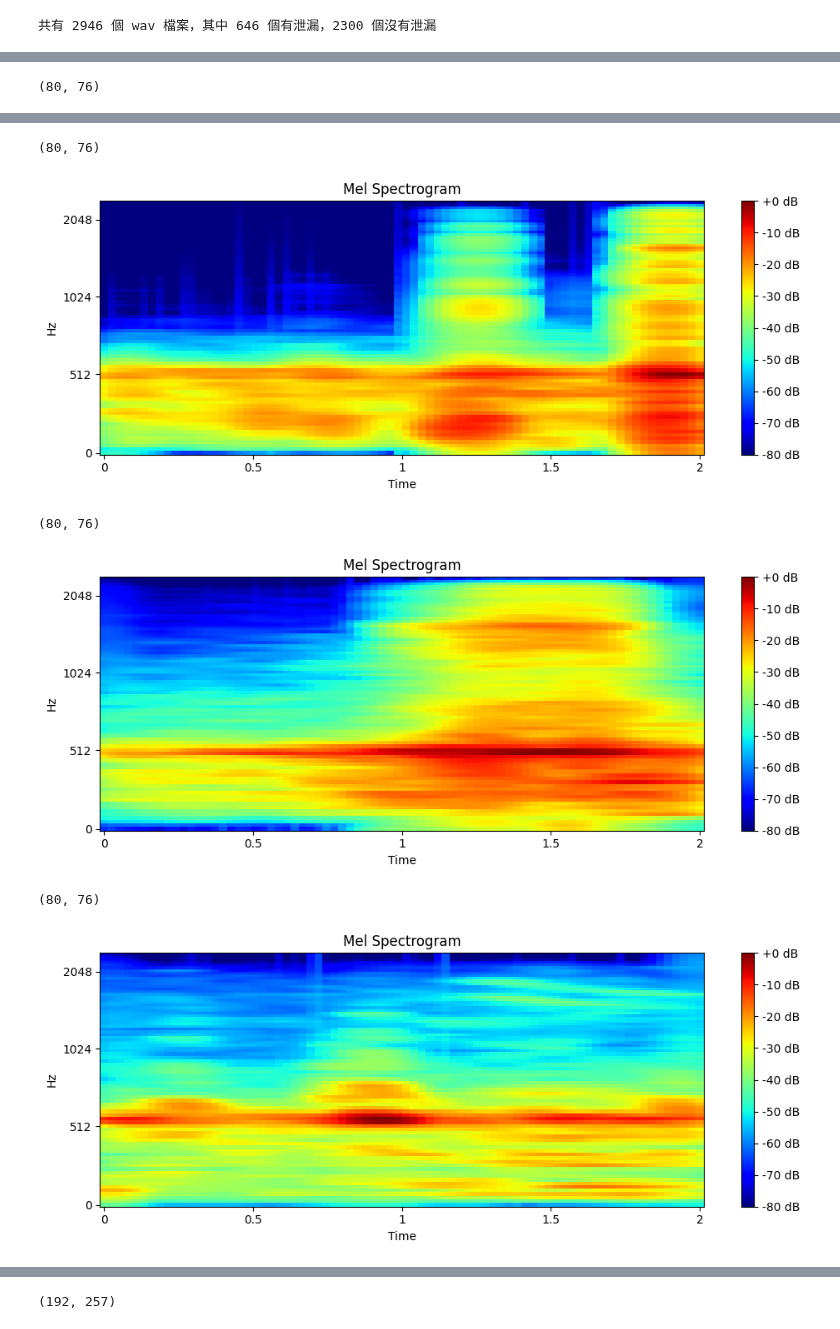
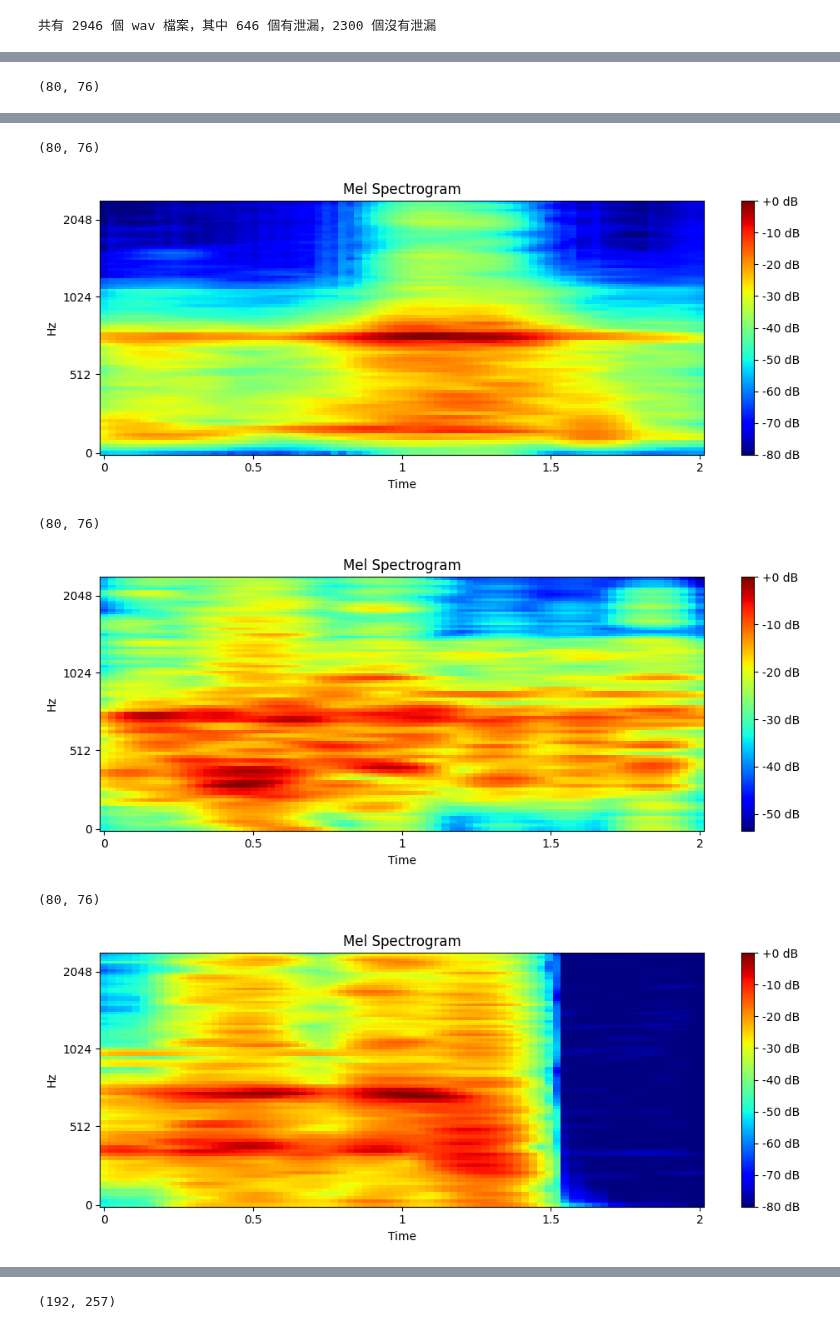
Before and after one commit to BoshiLee/leak_detection, a Jupyter notebook: mel_analysis.ipynb, the cells around one changed output, grey strips where cells are left out. Drawn from its saved outputs; the diff is of its cells as text; code cells hidden in the pictures.

```diff
--- a/mel_analysis.ipynb
+++ b/mel_analysis.ipynb
@@ -184,8 +140,46 @@ for i in leak_wavs[:5]:
+# %%
+def extract_features_v1(audio, sr, n_mels=128, n_fft=2048, hop_length=512, enhanced=1.5, desired_time=2.0):
+    """
+    提取 Mel 頻譜圖特徵，並根據目標時間長度進行填充或截斷，
+    確保時間幀數是 2 的冪次倍數。
+
+    Args:
+        audio (np.ndarray): 音訊資料。
+        sr (int): 取樣率。
+        n_mels (int): Mel 頻帶數。
+        n_fft (int): FFT 大小。
+        hop_length (int): hop length。
+        desired_time (float): 目標時間長度（秒）。
+
+    Returns:
+        np.ndarray: 處理後的 Mel 頻譜圖，形狀為 (target_len, n_mels)。
+    """
+    max_len = int(np.ceil((desired_time * sr) / hop_length))
+    # 計算下個 2 的冪次倍數
+    target_len = int(np.ceil(max_len / 8) * 8)
+
+    mel_spectrogram = librosa.feature.melspectrogram(
+        y=audio, sr=sr, n_mels=n_mels, n_fft=n_fft, hop_length=hop_length, window='hamming', fmin=10, fmax=1500
+    )
+    mel_enhanced = mel_spectrogram * enhanced
+    log_mel_spectrogram = librosa.power_to_db(mel_enhanced, ref=np.max)
+    # log_mel_spectrogram = log_mel_spectrogram.T  # 形狀變為 (時間, n_mels)
+
+    # 填充或截斷至 target_len
+    if log_mel_spectrogram.shape[0] < target_len:
+        pad_width = target_len - log_mel_spectrogram.shape[0]
+        log_mel_spectrogram = np.pad(
+            log_mel_spectrogram, ((0, pad_width), (0, 0)), mode='constant'
+        )
+    else:
+        log_mel_spectrogram = log_mel_spectrogram[:target_len, :]
+
+    return log_mel_spectrogram
 # %%
 # 繪製 Mel 頻譜圖
-hop_length = 128
+hop_length = 64
 for i in normal_wavs[:5]:
-    mel_spectrogram = extract_features(i, sr=4800, n_mels=80, n_fft=2048, hop_length=hop_length)
+    mel_spectrogram = extract_features_v1(i, sr=4800, n_mels=80, n_fft=2048, hop_length=hop_length, enhanced=1)
     print(mel_spectrogram.shape)
     plot_mel_spectrogram(mel_spectrogram, sr=4800, hop_length=hop_length)
 # %% [output]
@@ -196,9 +190,9 @@ for i in normal_wavs[:5]:
 (80, 76)
-[figure, old version]
+[figure, new version]
 (80, 76)
-[figure, old version]
+[figure, new version]
 (80, 76)
-[figure, old version]
+[figure, new version]
 # %%
 
 for i in leak_wavs[:5]:
```
Also changed, not shown: parts of 10 cells of this notebook, 6 other files.
